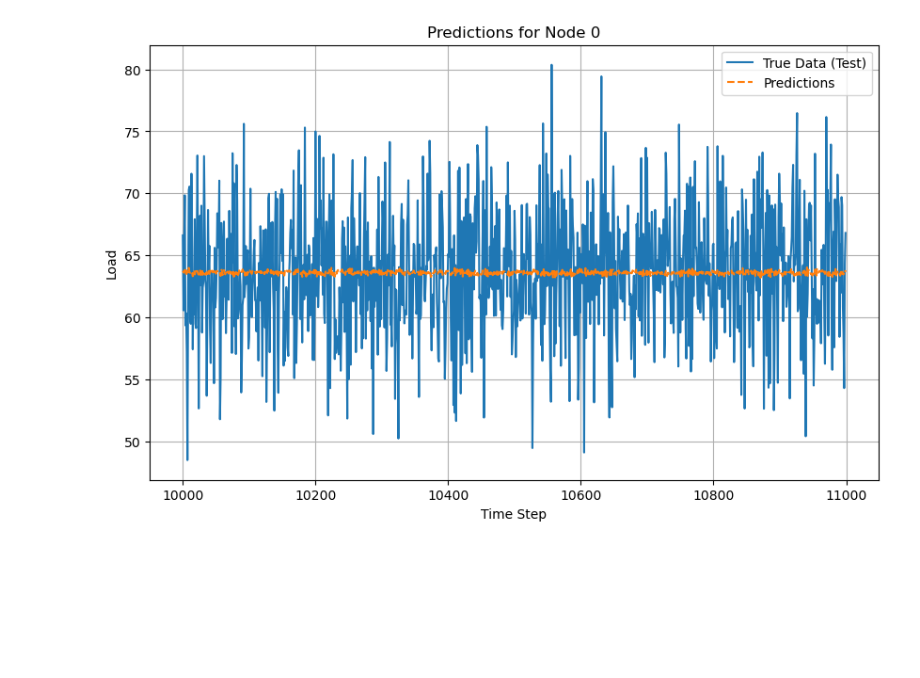
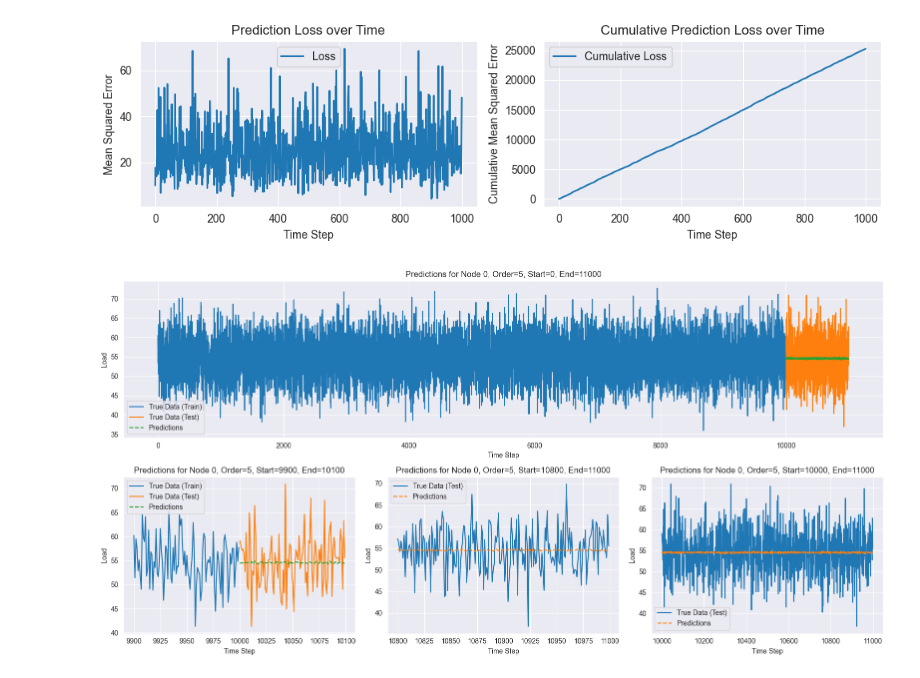
Before and after one commit to LightEchoo/MScProject, a Jupyter notebook: EXP4/AR_model.ipynb, the cells around one changed output. Saved outputs shown, nothing was run; the diff lists cells and outputs as text; code cells hidden in the pictures; blank space fills up the shorter version.

```diff
--- a/EXP4/AR_model.ipynb
+++ b/EXP4/AR_model.ipynb
@@ -267,6 +237,0 @@ ar1_ar_expert.plot_predictions(node_index=0, start=10000, end=11000)
-# %%
-%%time
-# 创建 ARExpert 对象并执行预测与更新
-iid_ar_expert = ARExpert(config, iid_data_train_val_manage)
-predictions, true_values, losses = iid_ar_expert.predict_and_update()
-losses.sum()
@@ -318,4 +238,40 @@ iid_ar_expert.plot_predictions(node_index=0, start=10990, end=11000)
-# %%
-iid_ar_expert.plot_predictions(node_index=0, start=10000, end=11000)
-# %% [output]
-[figure, removed]
+# %%
+def test_AR_expert(data_manage: DataManager, data_type: str) -> tuple[np.ndarray, np.ndarray, np.ndarray]:
+    # 创建 ARExpert 对象并执行预测与更新
+    ar_expert = ARExpert(config, data_manage)
+    predictions, true_values, losses = ar_expert.predict_and_update(if_print_info=False)
+
+    # 绘制损失
+    ar_expert.plot_losses()
+
+    # 创建图形和布局
+    fig = plt.figure(figsize=(16, 8))
+    gs = GridSpec(2, 3, figure=fig)
+
+    # 绘制第一幅较大的图，占据第一行的全部三列
+    ax1 = fig.add_subplot(gs[0, :])
+    ar_expert.plot_predictions_combine(node_index=0, start=0, end=11000, ax=ax1)
+
+    # 绘制三幅较小的图，分别占据第二行的每一列
+    ax2 = fig.add_subplot(gs[1, 0])
+    ar_expert.plot_predictions_combine(node_index=0, start=9900, end=10100, ax=ax2)
+
+    ax3 = fig.add_subplot(gs[1, 1])
+    ar_expert.plot_predictions_combine(node_index=0, start=10800, end=11000, ax=ax3)
+
+    ax4 = fig.add_subplot(gs[1, 2])
+    ar_expert.plot_predictions_combine(node_index=0, start=10000, end=11000, ax=ax4)
+
+    # 调整布局使图形更加美观
+    plt.tight_layout()
+    plt.show()
+
+    # 储存预测结果的最后T_test个时间步
+    np.savetxt(data_path/ f'exp4/AR_expert/AR_{data_type}_predictions.csv', predictions[:, -ar_expert.T_test:], delimiter=',', header='')
+
+    return ar_expert
+# %%
+iid_load_ar_expert = test_AR_expert(iid_load_data_manager, 'iid_load')
+# %% [output]
+[figure, added]
+[figure, added]
```
Also changed, not shown: parts of 32 cells of this notebook, 38 other files.
